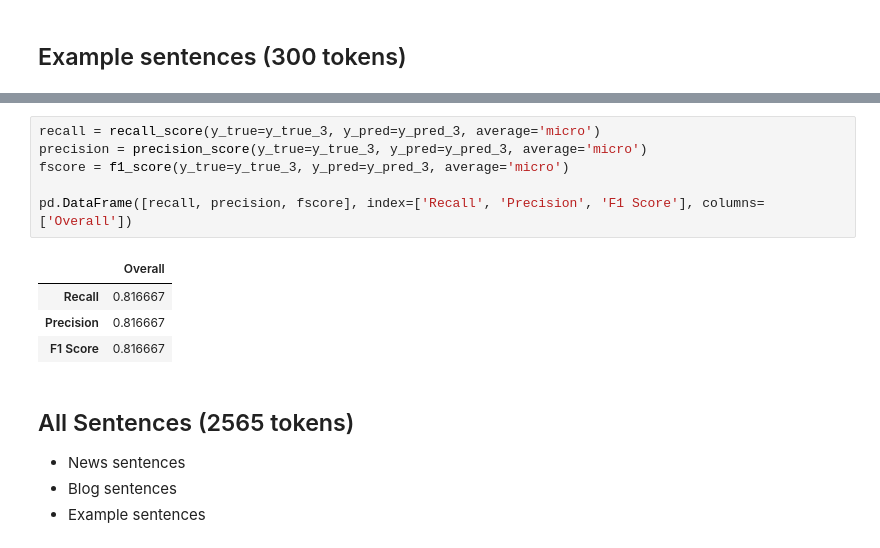
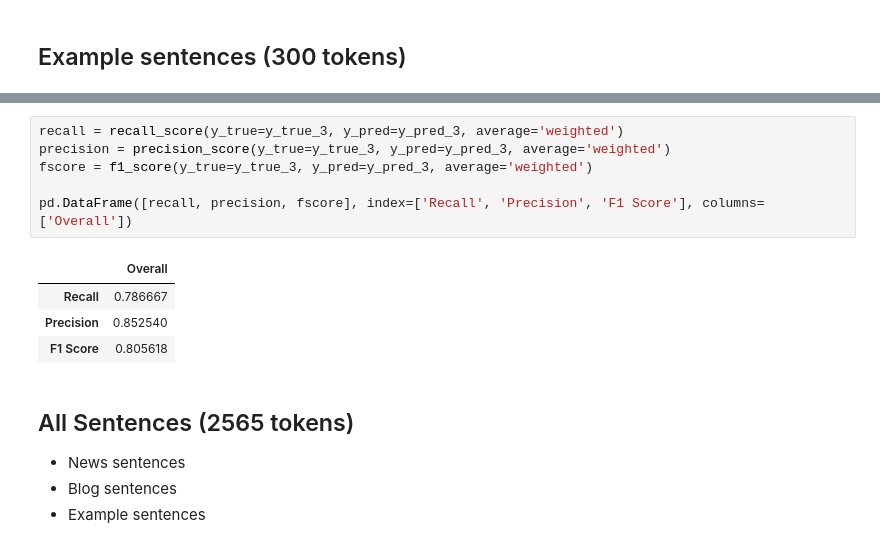
Before and after one commit to rjrequina/Cebuano-POS-Tagger, a Jupyter notebook: eval/Evaluation.ipynb, the cells around one changed output, grey strips where cells are left out. Cells and saved outputs as stored; diff of their text form.

```diff
--- a/eval/Evaluation.ipynb
+++ b/eval/Evaluation.ipynb
@@ -236,14 +290,14 @@ pd.concat([recall_series, precision_series, fscore_series], axis=1)
 # %%
-recall = recall_score(y_true=y_true_3, y_pred=y_pred_3, average='micro')
-precision = precision_score(y_true=y_true_3, y_pred=y_pred_3, average='micro')
-fscore = f1_score(y_true=y_true_3, y_pred=y_pred_3, average='micro')
+recall = recall_score(y_true=y_true_3, y_pred=y_pred_3, average='weighted')
+precision = precision_score(y_true=y_true_3, y_pred=y_pred_3, average='weighted')
+fscore = f1_score(y_true=y_true_3, y_pred=y_pred_3, average='weighted')
 
 pd.DataFrame([recall, precision, fscore], index=['Recall', 'Precision', 'F1 Score'], columns=['Overall'])
 # %% [output]
 |  | Overall |
-| Recall | 0.816667 |
-| Precision | 0.816667 |
-| F1 Score | 0.816667 |
+| Recall | 0.786667 |
+| Precision | 0.852540 |
+| F1 Score | 0.805618 |
 # %% [markdown]
 ## All Sentences (2565 tokens)
 
```
Also changed, not shown: parts of 19 cells of this notebook, 2 other files.
